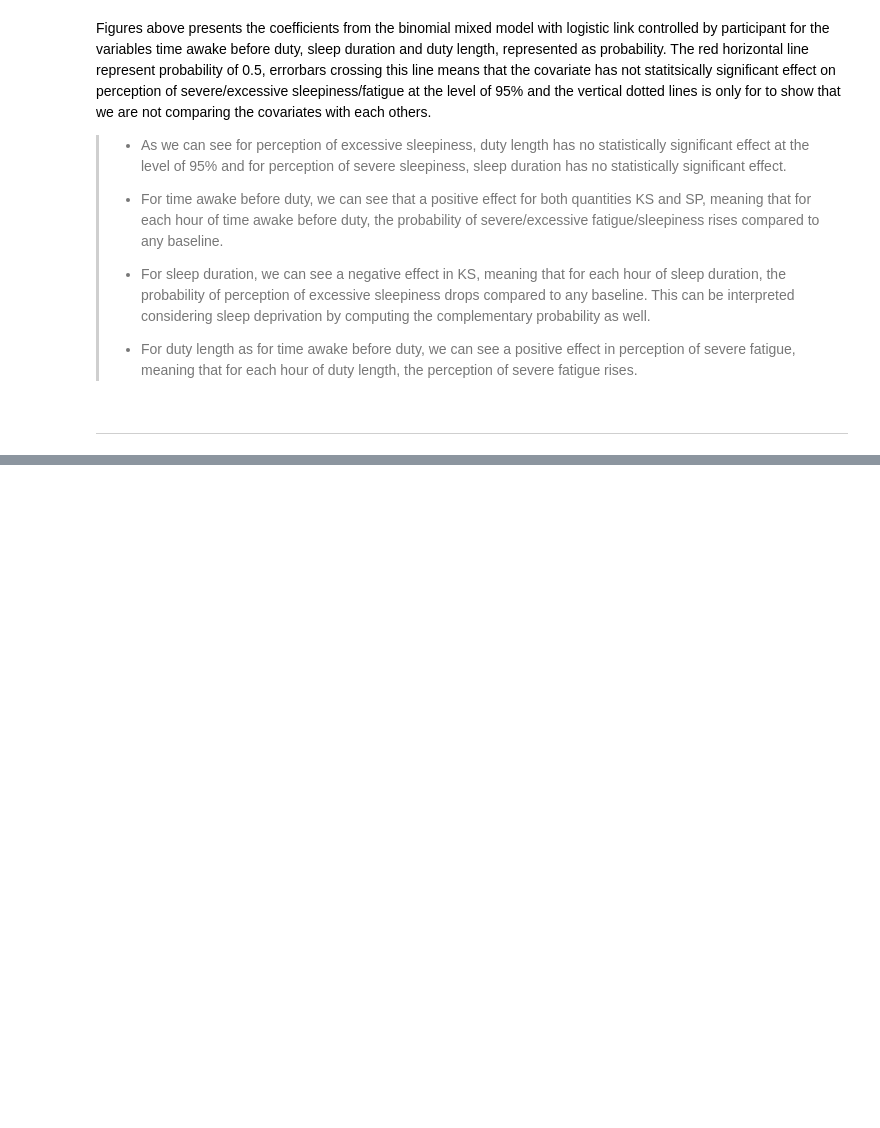
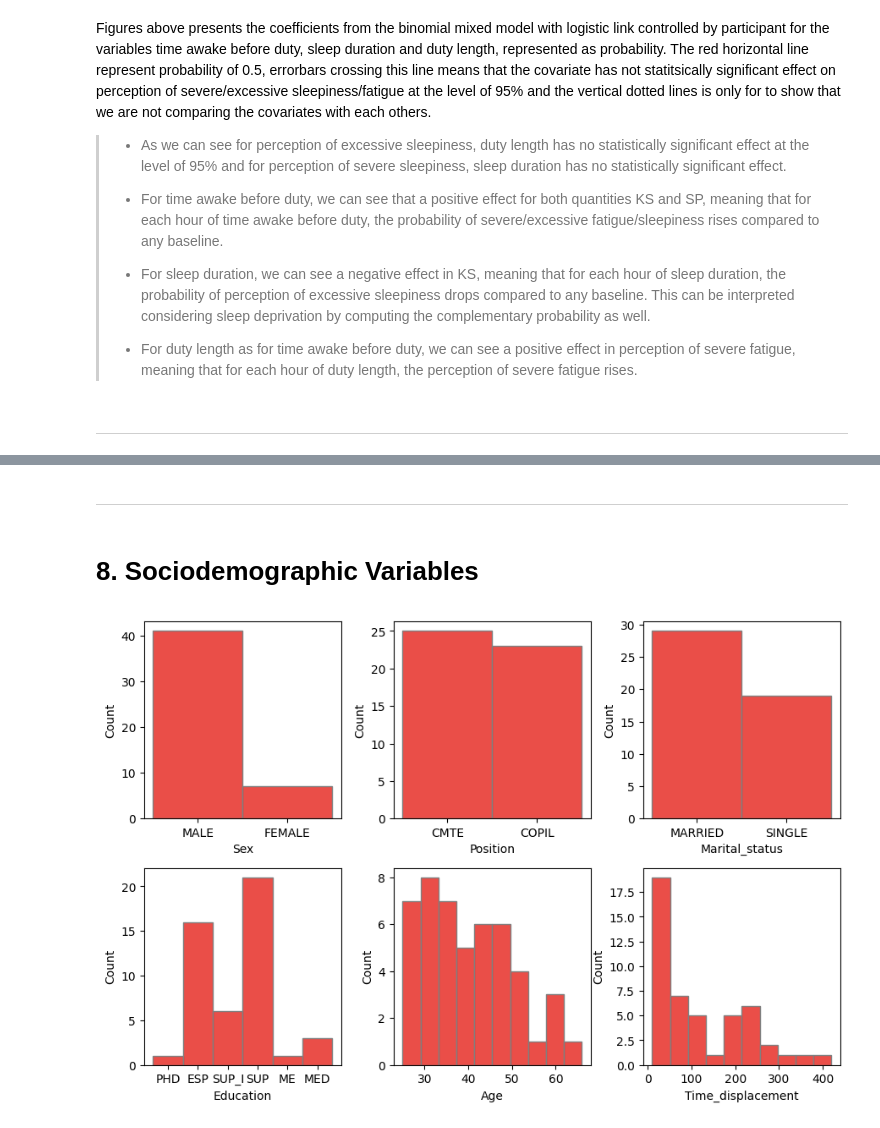
Before and after one commit to jlpscampos/Perception-of-Excessive-Sleepiness-and-Severe-Fatigue-in-Civil-Aviation-Pilots, a Jupyter notebook: Exploratory_Data_Analysis.ipynb, the cells around one changed output, grey strips where cells are left out. Saved outputs shown, nothing was run; the diff lists cells and outputs as text; code cells hidden in the pictures; blank space fills up the shorter version.

```diff
--- a/Exploratory_Data_Analysis.ipynb
+++ b/Exploratory_Data_Analysis.ipynb
@@ -892,4 +768,0 @@ The tables above present contingencies tables between preceptions of excessive s
-# %%
-# Recategorizing the variables
-
-working_df.loc[:,'duty_type_2'] = working_df.loc[:,'duty_type'].copy().apply(lambda x: 'others' if x in ['others','early-start'] else x)
@@ -1226,8 +768,0 @@ Pearson correlation analysis among these set of variables is shown above. We can
-# %%
-# Education
-recat = {'UNIV_COMP':'univ','ENS_SUP_COMP':'univ', 'ESPEC':'univ', 'UNIV_INC':'non_univ', 'ENS_SUP_INC':'non_univ', 'ENS_MED_COMP':'non_univ', 'PHD':'univ', 'ME':'univ'}
-working_df.loc[:,'education'] = working_df.loc[:,'Education'].copy().apply(lambda x: recat[x])
-
-# Marital_status
-recat = {'MARRIED':'married', 'STABLE_UNION':'married', 'SINGLE':'single', 'DIVORCED':'single', 'NON_STABLE':'single'}
-working_df.loc[:,'marital_status'] = working_df.loc[:,'Marital_status'].copy().apply(lambda x: recat[x])
@@ -1257,0 +914,27 @@ except:
+# %% [markdown]
+---
+# %% [markdown]
+# 8. Sociodemographic Variables
+# %%
+cols = ['Id','Sex','Position','Num_Sons','Marital_status','Time_displacement', 'Age','Education', 'Flight_hours']
+tmp = working_df[cols].copy().drop_duplicates()
+# %%
+fig, ax = plt.subplots(nrows = 2, ncols = 3, figsize = (9,6))
+
+sns.histplot(data = tmp, x = 'Sex', ax = ax[0,0], color = '#E3120B', edgecolor= 'gray')
+sns.histplot(data = tmp, x = 'Position', ax = ax[0,1], color = '#E3120B', edgecolor= 'gray')
+sns.histplot(data = tmp, x = 'Marital_status', ax = ax[0,2], color = '#E3120B', edgecolor= 'gray')
+
+tmp['Education'] = np.where(tmp['Education']=='ENS_SUP_INC','SUP_I',
+                            np.where(tmp['Education']=='ENS_SUP_COMP','SUP',
+                                     np.where(tmp['Education']=='ENS_MED_COMP','MED',
+                                              np.where(tmp['Education']=='ESPEC','ESP',tmp['Education']))))
+sns.histplot(data = tmp, x = 'Education', ax = ax[1,0], color = '#E3120B', edgecolor= 'gray')
+
+sns.histplot(data = tmp, x = 'Age', bins = 10, ax = ax[1,1], color = '#E3120B', edgecolor= 'gray')
+sns.histplot(data = tmp, x = 'Time_displacement', bins = 10, ax = ax[1,2], color = '#E3120B', edgecolor= 'gray')
+
+plt.tight_layout()
+plt.show()
+# %% [output]
+[figure, added]
```
Also changed, not shown: parts of 95 cells of this notebook.
